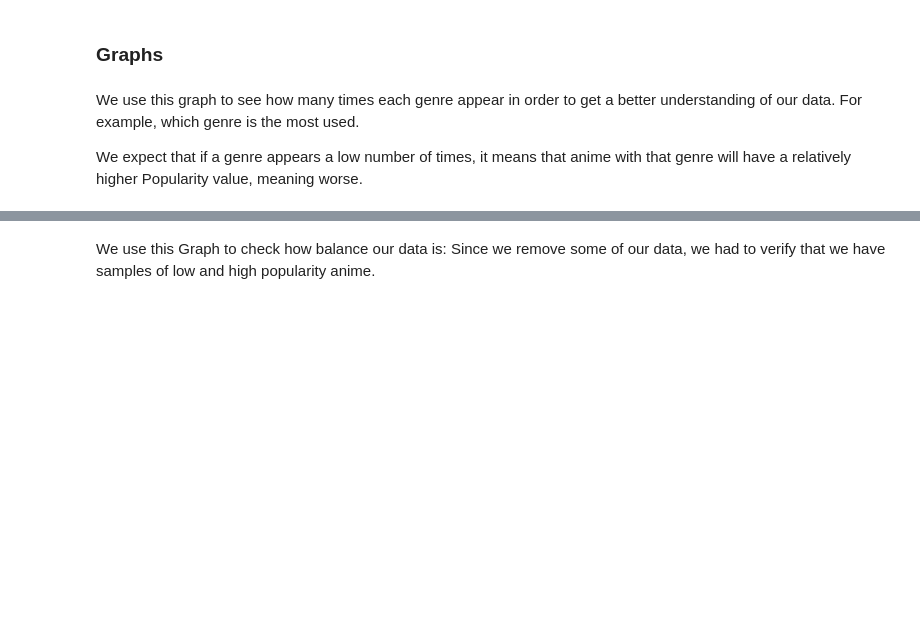
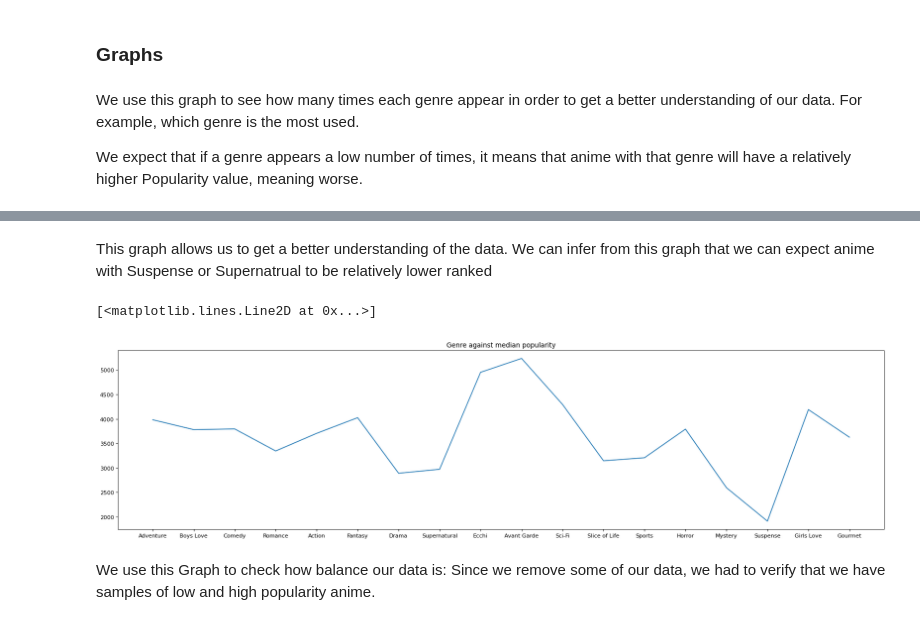
Before and after one commit to TamirIsCool/DataScIntro, a Jupyter notebook: Classification/WebScraping/prediction_groundwork_for_tommorow.ipynb, the cells around one changed output, grey strips where cells are left out. Cells and saved outputs as stored; diff of their text form; code cells hidden in the pictures; blank space fills up the shorter version.

Commit message:
Added graphs and examples

```diff
--- a/Classification/WebScraping/prediction_groundwork_for_tommorow.ipynb
+++ b/Classification/WebScraping/prediction_groundwork_for_tommorow.ipynb
@@ -403,0 +404,12 @@ plt.show()
+# %%
+MedPop_genre = []
+genre_list.remove('Award Winning')
+genre_list.remove('Work Life')
+for genre in genre_list:
+    try:
+        genre_appears = df[df[genre]==1]
+        MedPop_genre.append(genre_appears['Popularity'].median())
+    except:
+        print(genre)
+
+MedPop_genre
@@ -404,3 +435,13 @@ plt.show()
+# %% [markdown]
+This graph allows us to get a better understanding of the data. We can infer from this graph that we can expect anime with Suspense or Supernatrual to be relatively lower ranked
+# %%
+from matplotlib.pyplot import figure
+figure(figsize=(25, 6), dpi=80)
+plt.title('Genre against median popularity')
+plt.plot(genre_list,MedPop_genre)
+# %% [output]
+[<matplotlib.lines.Line2D at 0x...>]
+[figure, added]
 # %% [markdown]
 We use this Graph to check how balance our data is: Since we remove some of our data, we had to verify that we have samples of low and high popularity anime.
 # %%
```
Also changed, not shown: parts of 8 cells of this notebook.
